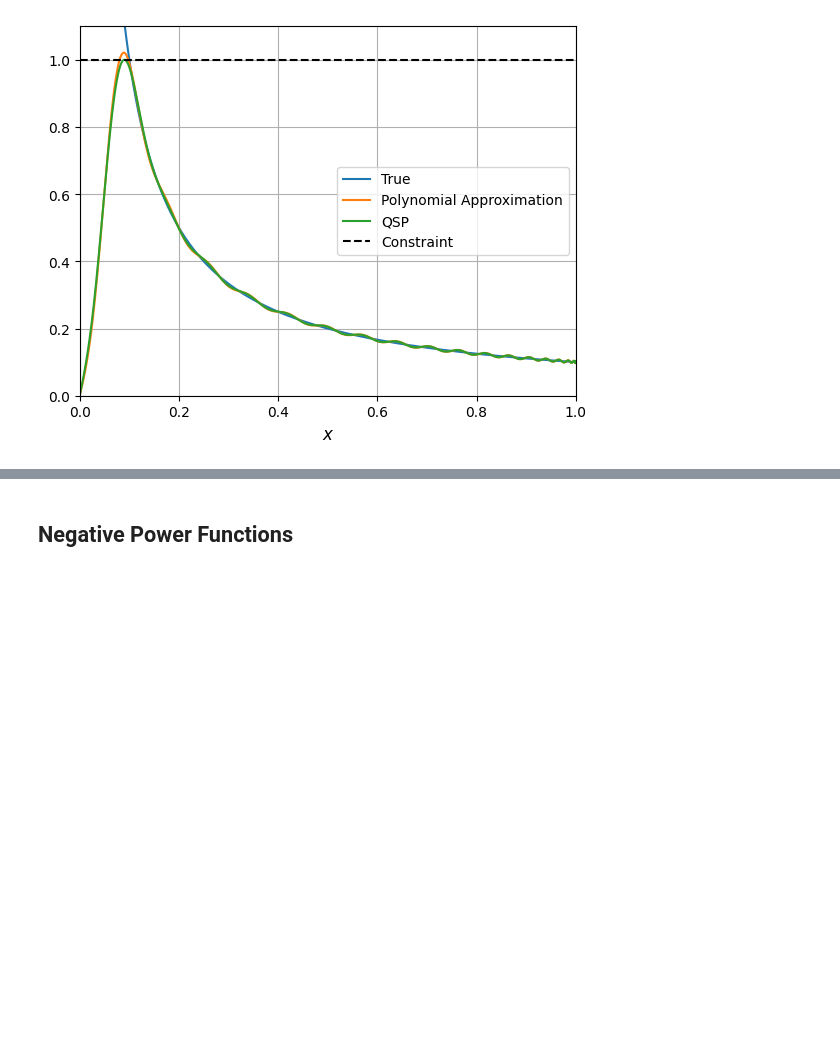
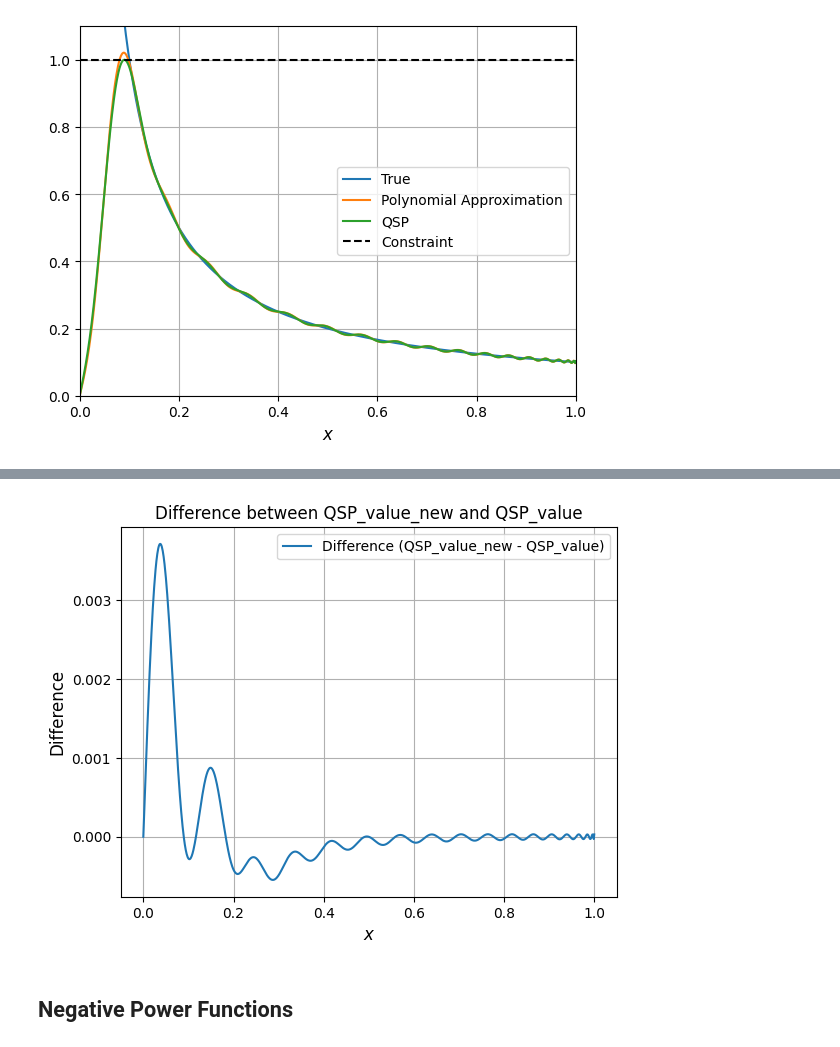
Before and after one commit to qsppack/pyqsppack, a Jupyter notebook: nlft_examples.ipynb, the cells around one changed output, grey strips where cells are left out. Drawn from its saved outputs; the diff is of its cells as text; code cells hidden in the pictures; blank space fills up the shorter version.

```diff
--- a/nlft_examples.ipynb
+++ b/nlft_examples.ipynb
@@ -103,3 +187,21 @@ plt.show()
+# %%
+# Load QSP_value_new from the saved .npz file
+data = np.load("nlft_test.npz")
+QSP_value_new = data['value']
+
+# Calculate the difference between QSP_value_new and QSP_value
+difference = QSP_value_new - QSP_value
+
+# Plot the difference
+plt.plot(xlist, difference, label='Difference (QSP_value_new - QSP_value)')
+plt.xlabel('$x$', fontsize=12)
+plt.ylabel('Difference', fontsize=12)
+plt.title('Difference between QSP_value_new and QSP_value')
+plt.grid()
+plt.legend(loc="best")
+plt.show()
+# %% [output]
+[figure, added]
 # %% [markdown]
 ## Negative Power Functions
 # %%
```
Also changed, not shown: parts of 14 cells of this notebook, 2 other files.
